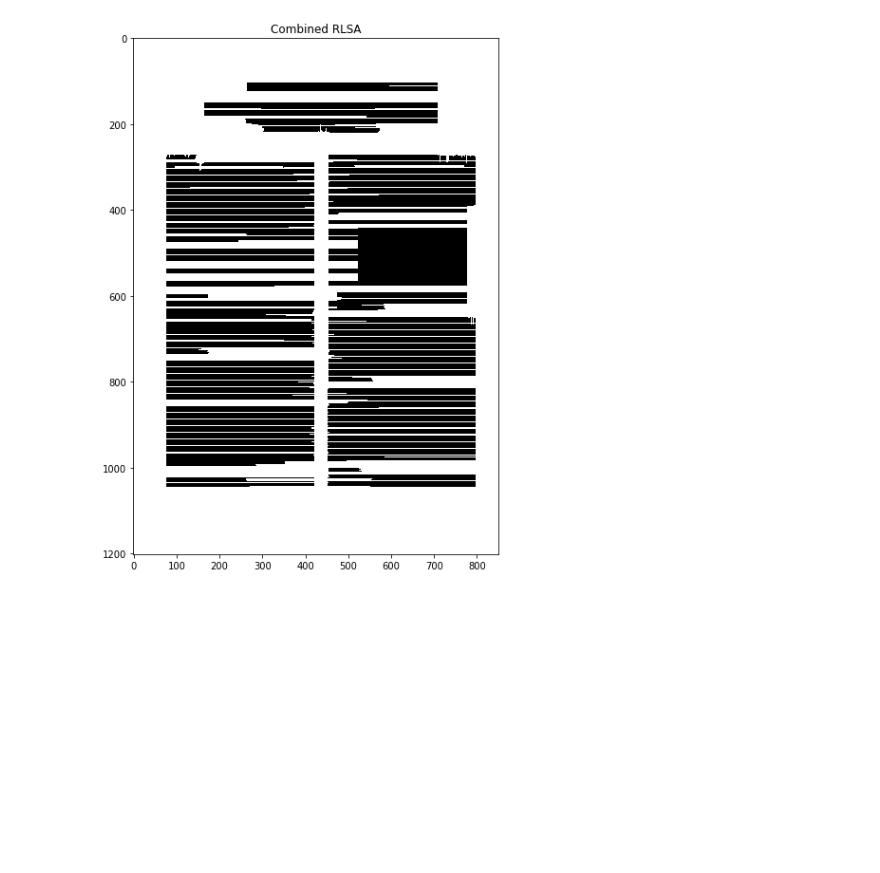
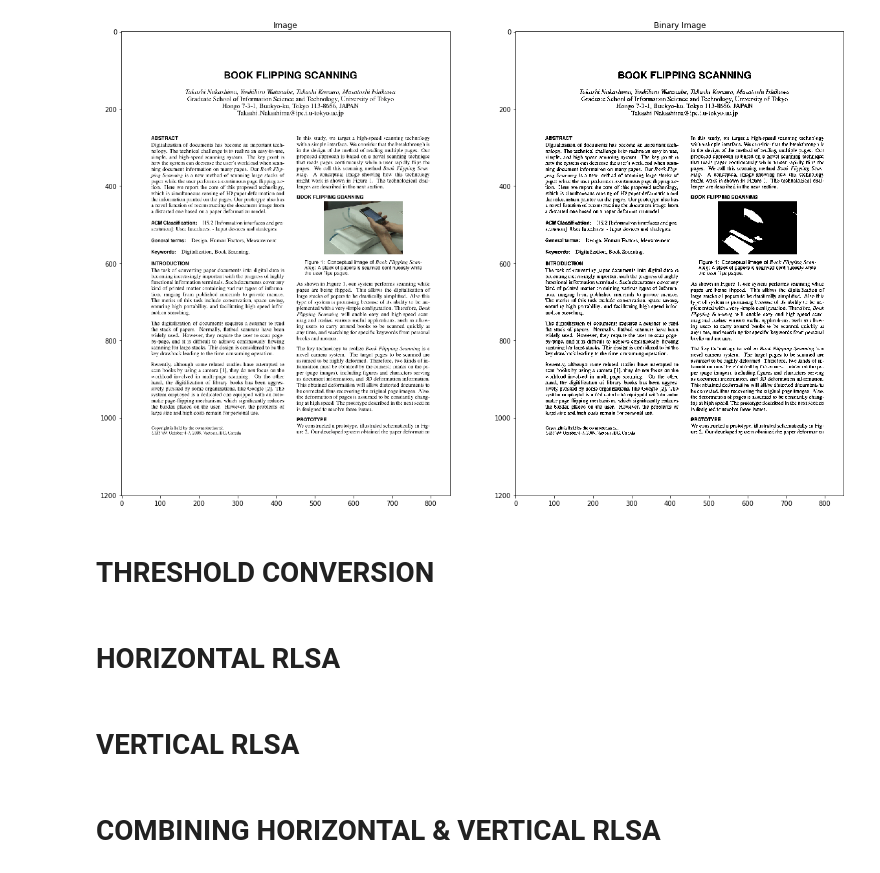
Before and after one commit to hassaanmuzammil/RLSA, a Jupyter notebook: RLSA.ipynb, the cells around one changed output. Saved outputs shown, nothing was run; the diff lists cells and outputs as text; code cells hidden in the pictures; blank space fills up the shorter version.

```diff
--- a/RLSA.ipynb
+++ b/RLSA.ipynb
@@ -111,4 +14,23 @@ def rlsa_(result_horizontal, result_vertical):
-# %%
-result = rlsa_(result_horizontal, result_vertical)
-# %% [output]
-[figure, removed]
+# %%
+from skimage.color import rgb2gray
+
+path = '/Users/hassaanmuzammil/Desktop/SEM 7/Digital Image Processing/largepreview.png'
+img = plt.imread(path)
+
+plt.figure(figsize=(20,20))
+plt.subplot(1,2,1)
+plt.imshow(img)
+plt.title('Image')
+
+img_gray = rgb2gray(img)
+img_bin = (img_gray > 0.7).astype('uint16')
+
+plt.subplot(1,2,2)
+plt.title('Binary Image')
+plt.imshow(img_bin, cmap='gray')
+
+plt.show()
+# %% [output]
+[figure, added]
+# %% [markdown]
+# **THRESHOLD CONVERSION**
@@ -114,0 +65,2 @@ result = rlsa_(result_horizontal, result_vertical)
+# %% [markdown]
+# **HORIZONTAL RLSA**
@@ -114,0 +83,2 @@ result = rlsa_(result_horizontal, result_vertical)
+# %% [markdown]
+# **VERTICAL RLSA**
@@ -114,0 +106,2 @@ result = rlsa_(result_horizontal, result_vertical)
+# %% [markdown]
+# **COMBINING HORIZONTAL & VERTICAL RLSA**
```
Also changed, not shown: parts of 47 cells of this notebook.
